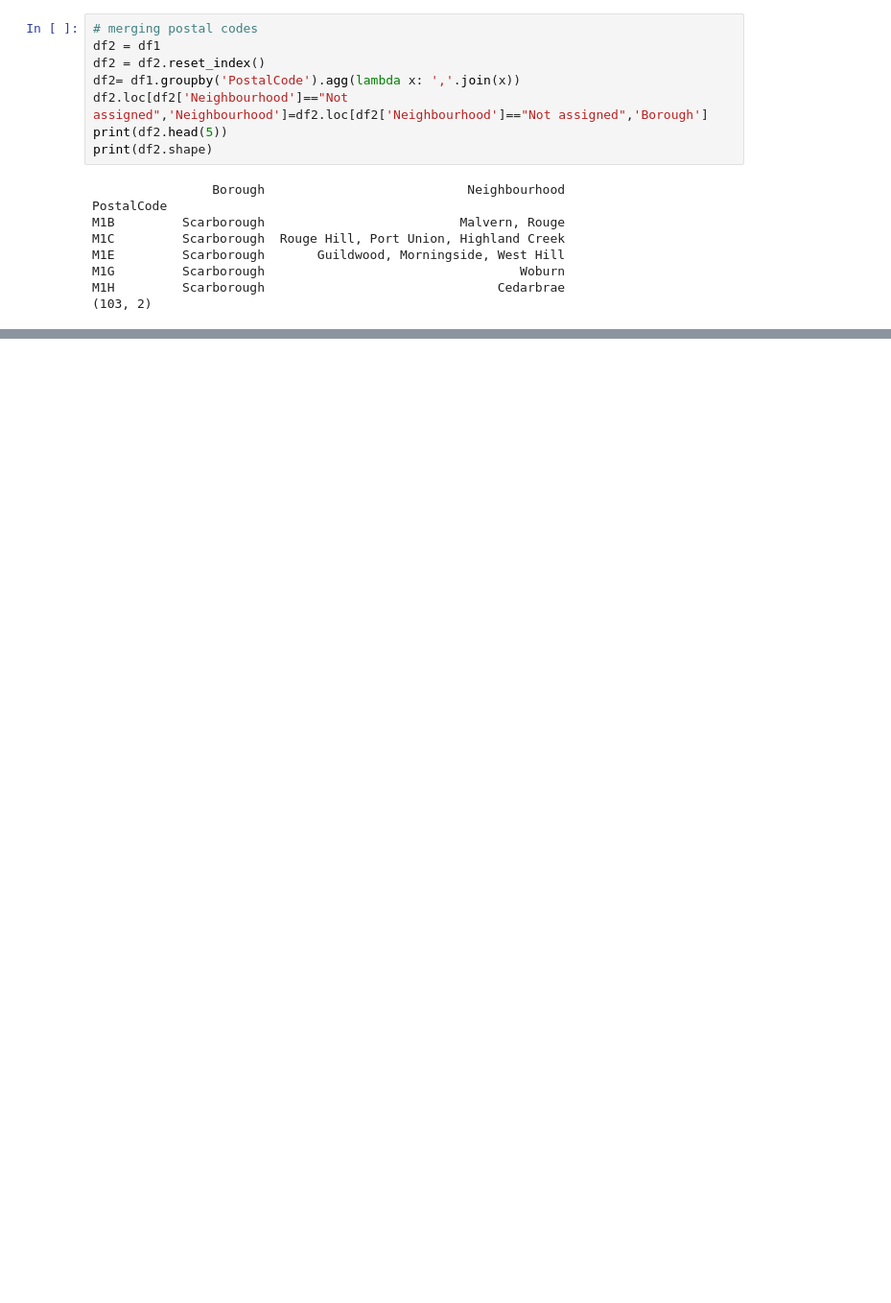
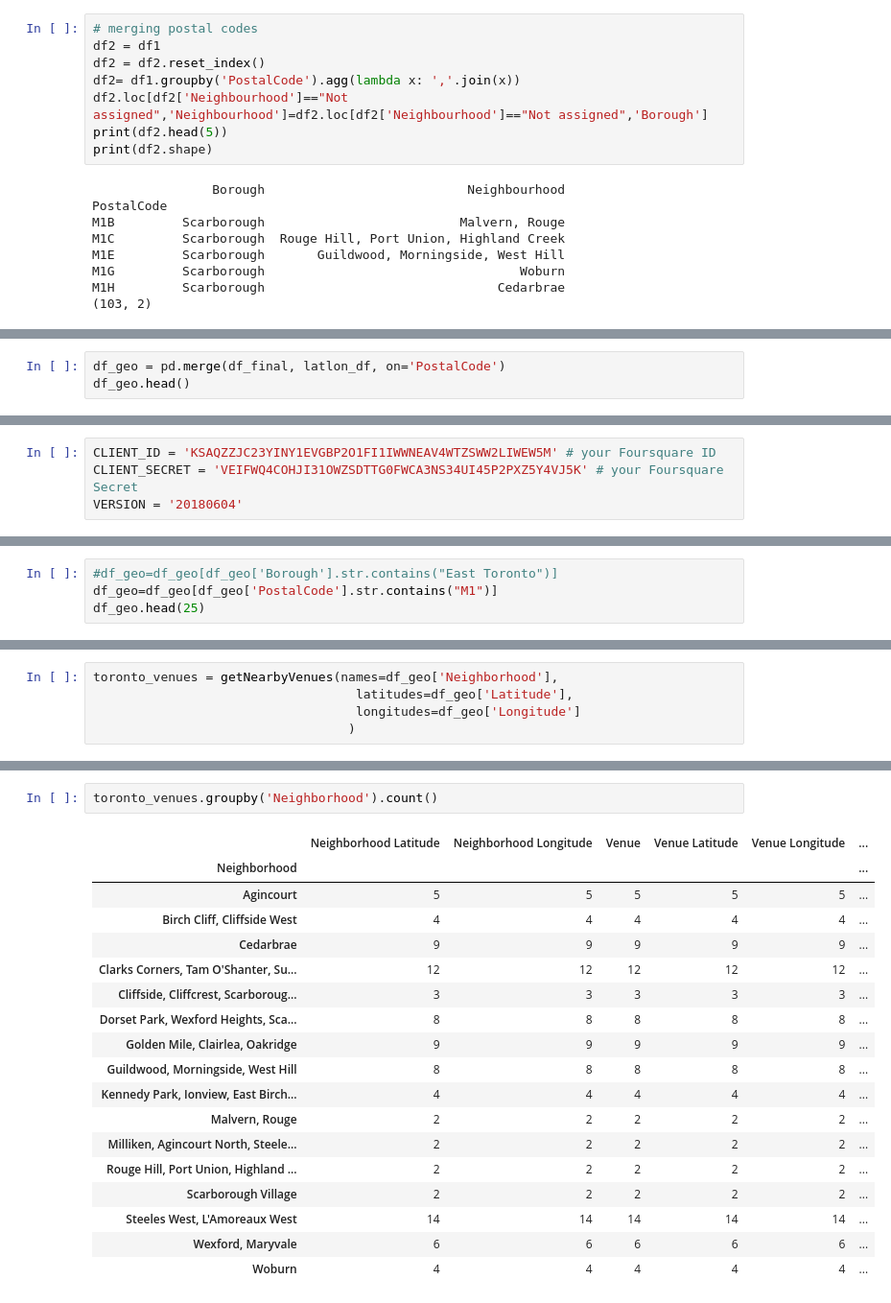
Before and after one commit to alexcaraca/ProjectNotebook-W1, a Jupyter notebook: Second Assignement.ipynb, the cells around one changed output, grey strips where cells are left out. Shown: that part at 96% size. Cells and saved outputs as stored; diff of their text form; blank space fills up the shorter version.

```diff
--- a/Second Assignement.ipynb
+++ b/Second Assignement.ipynb
@@ -96,0 +119,3 @@ print(df3.shape)
+# %%
+df_geo = pd.merge(df_final, latlon_df, on='PostalCode')
+df_geo.head()
@@ -96,0 +129,4 @@ print(df3.shape)
+# %%
+CLIENT_ID = 'KSAQZZJC23YINY1EVGBP2O1FI1IWWNEAV4WTZSWW2LIWEW5M' # your Foursquare ID
+CLIENT_SECRET = 'VEIFWQ4COHJI31OWZSDTTG0FWCA3NS34UI45P2PXZ5Y4VJ5K' # your Foursquare Secret
+VERSION = '20180604'
@@ -96,0 +176,4 @@ print(df3.shape)
+# %%
+#df_geo=df_geo[df_geo['Borough'].str.contains("East Toronto")]
+df_geo=df_geo[df_geo['PostalCode'].str.contains("M1")]
+df_geo.head(25)
@@ -96,0 +199,5 @@ print(df3.shape)
+# %%
+toronto_venues = getNearbyVenues(names=df_geo['Neighborhood'],
+                                   latitudes=df_geo['Latitude'],
+                                   longitudes=df_geo['Longitude']
+                                  )
@@ -96,0 +233,21 @@ print(df3.shape)
+# %%
+toronto_venues.groupby('Neighborhood').count()
+# %% [output]
+|  | Neighborhood Latitude | Neighborhood Longitude | Venue | Venue Latitude | Venue Longitude | ... |
+| Neighborhood |  |  |  |  |  | ... |
+| Agincourt | 5 | 5 | 5 | 5 | 5 | ... |
+| Birch Cliff, Cliffside West | 4 | 4 | 4 | 4 | 4 | ... |
+| Cedarbrae | 9 | 9 | 9 | 9 | 9 | ... |
+| Clarks Corners, Tam O'Shanter, Su... | 12 | 12 | 12 | 12 | 12 | ... |
+| Cliffside, Cliffcrest, Scarboroug... | 3 | 3 | 3 | 3 | 3 | ... |
+| Dorset Park, Wexford Heights, Sca... | 8 | 8 | 8 | 8 | 8 | ... |
+| Golden Mile, Clairlea, Oakridge | 9 | 9 | 9 | 9 | 9 | ... |
+| Guildwood, Morningside, West Hill | 8 | 8 | 8 | 8 | 8 | ... |
+| Kennedy Park, Ionview, East Birch... | 4 | 4 | 4 | 4 | 4 | ... |
+| Malvern, Rouge | 2 | 2 | 2 | 2 | 2 | ... |
+| Milliken, Agincourt North, Steele... | 2 | 2 | 2 | 2 | 2 | ... |
+| Rouge Hill, Port Union, Highland ... | 2 | 2 | 2 | 2 | 2 | ... |
+| Scarborough Village | 2 | 2 | 2 | 2 | 2 | ... |
+| Steeles West, L'Amoreaux West | 14 | 14 | 14 | 14 | 14 | ... |
+| Wexford, Maryvale | 6 | 6 | 6 | 6 | 6 | ... |
+| Woburn | 4 | 4 | 4 | 4 | 4 | ... |
```
Also changed, not shown: parts of 24 cells of this notebook.
